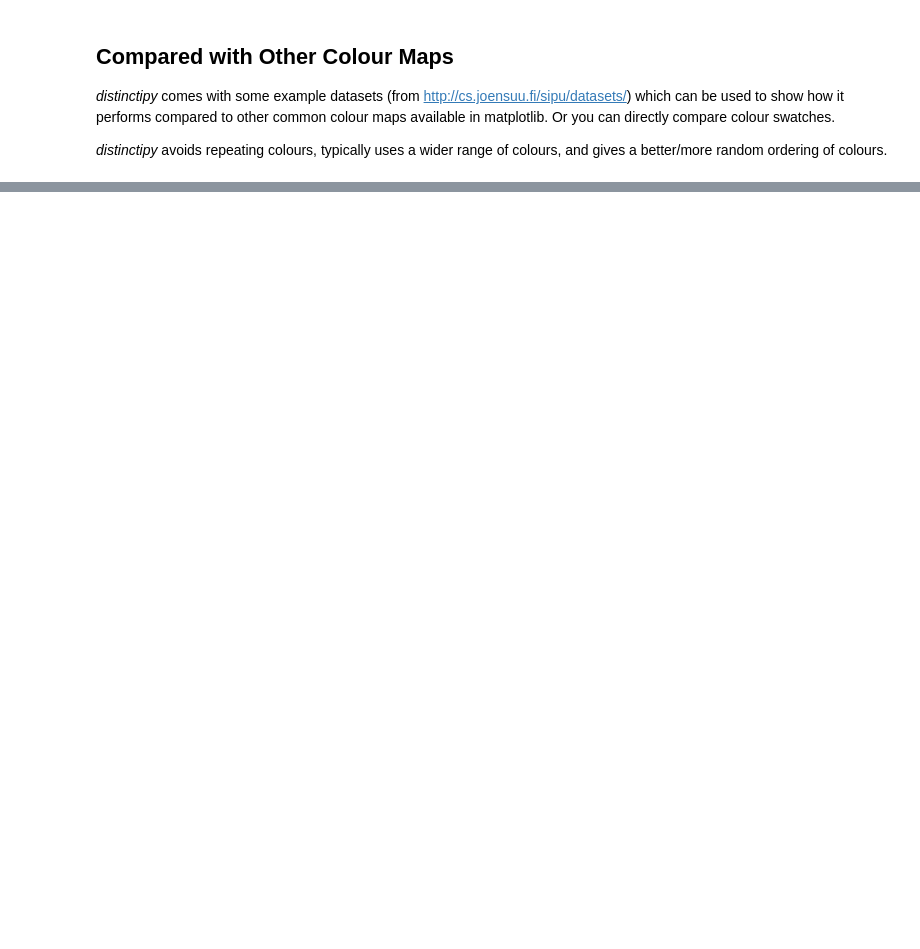
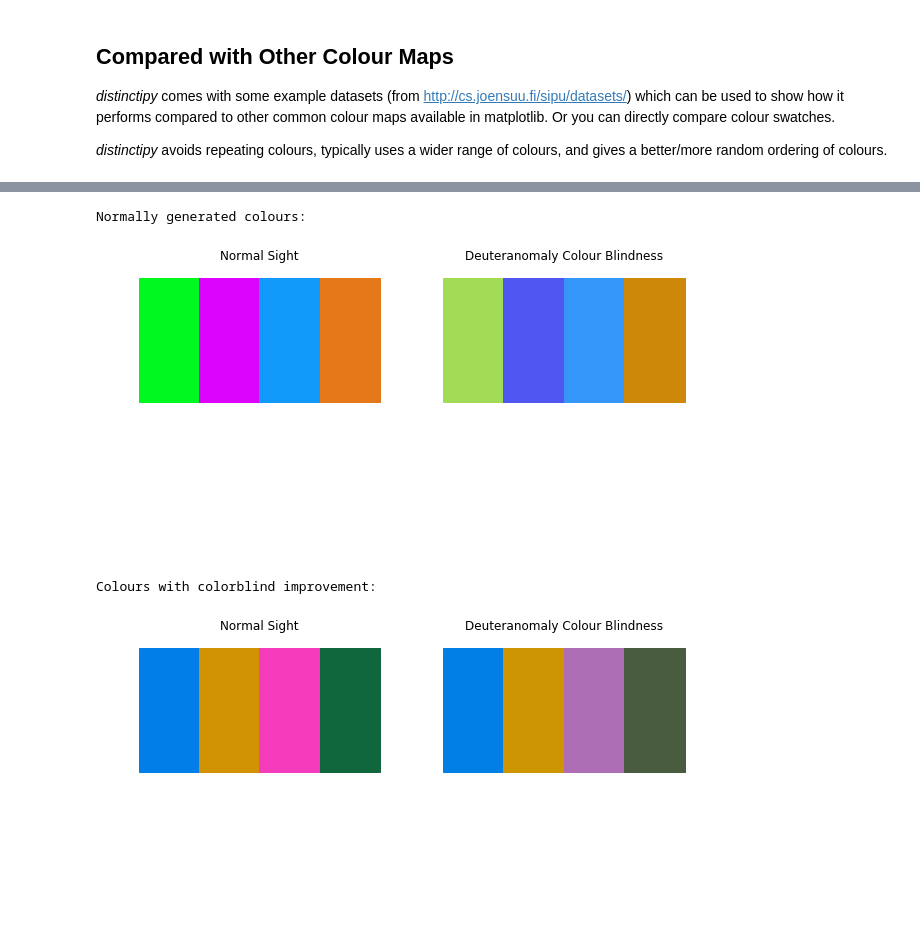
Before and after one commit to alan-turing-institute/distinctipy, a Jupyter notebook: examples.ipynb, the cells around one changed output, grey strips where cells are left out. Cells and saved outputs as stored; diff of their text form; code cells hidden in the pictures; blank space fills up the shorter version.

Commit message:
1st implementation of colourblindness

```diff
--- a/examples.ipynb
+++ b/examples.ipynb
@@ -70,0 +82,13 @@ examples.compare_colors(N=64, compare_with='tab20')
+# %%
+from distinctipy import colorblind
+
+print('Normally generated colours:')
+colorblind.simulate_colorblind(norm_colors, colorblind_type='Deuteranomaly', one_row=True)
+
+print('Colours with colorblind improvement:')
+colorblind.simulate_colorblind(blind_colors, colorblind_type='Deuteranomaly', one_row=True)
+# %% [output]
+Normally generated colours:
+[figure, added]
+Colours with colorblind improvement:
+[figure, added]
```
Also changed, not shown: parts of 7 cells of this notebook, 3 other files.
